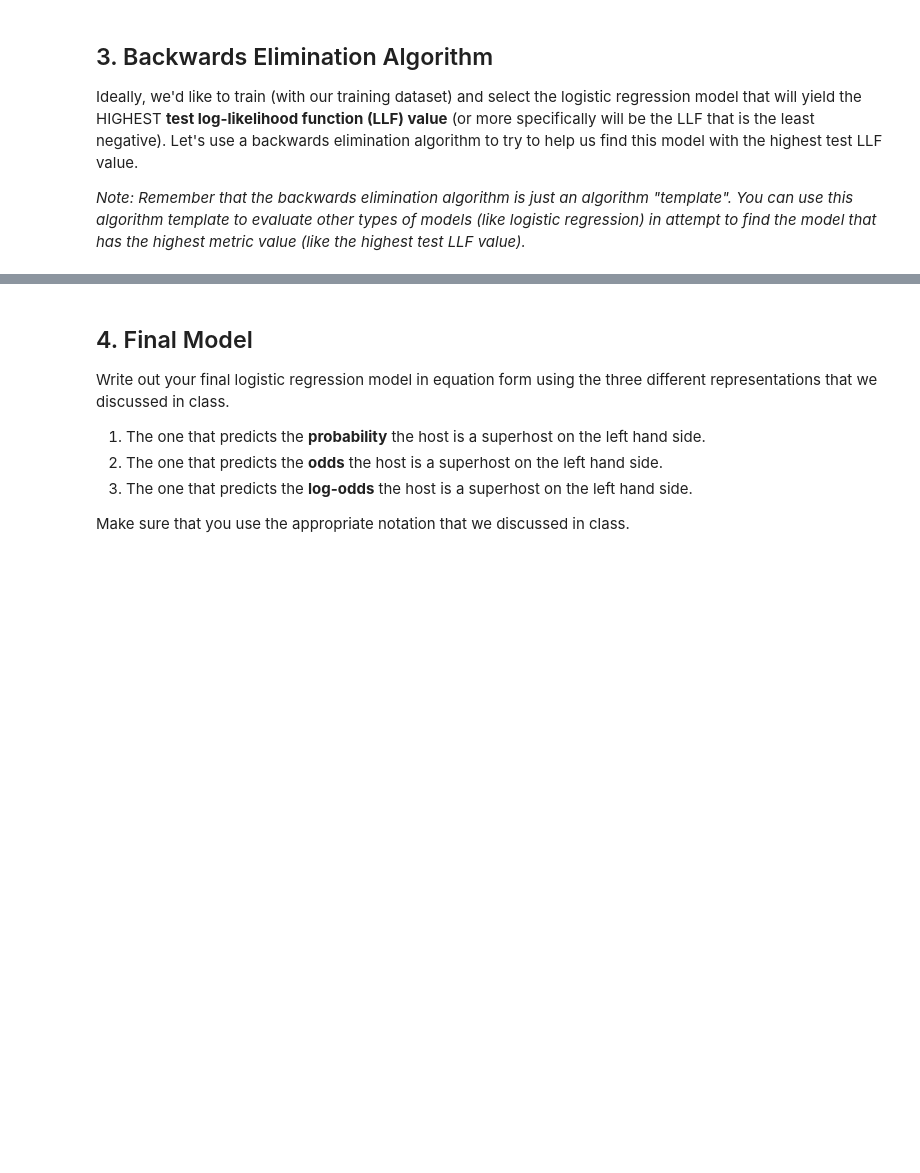
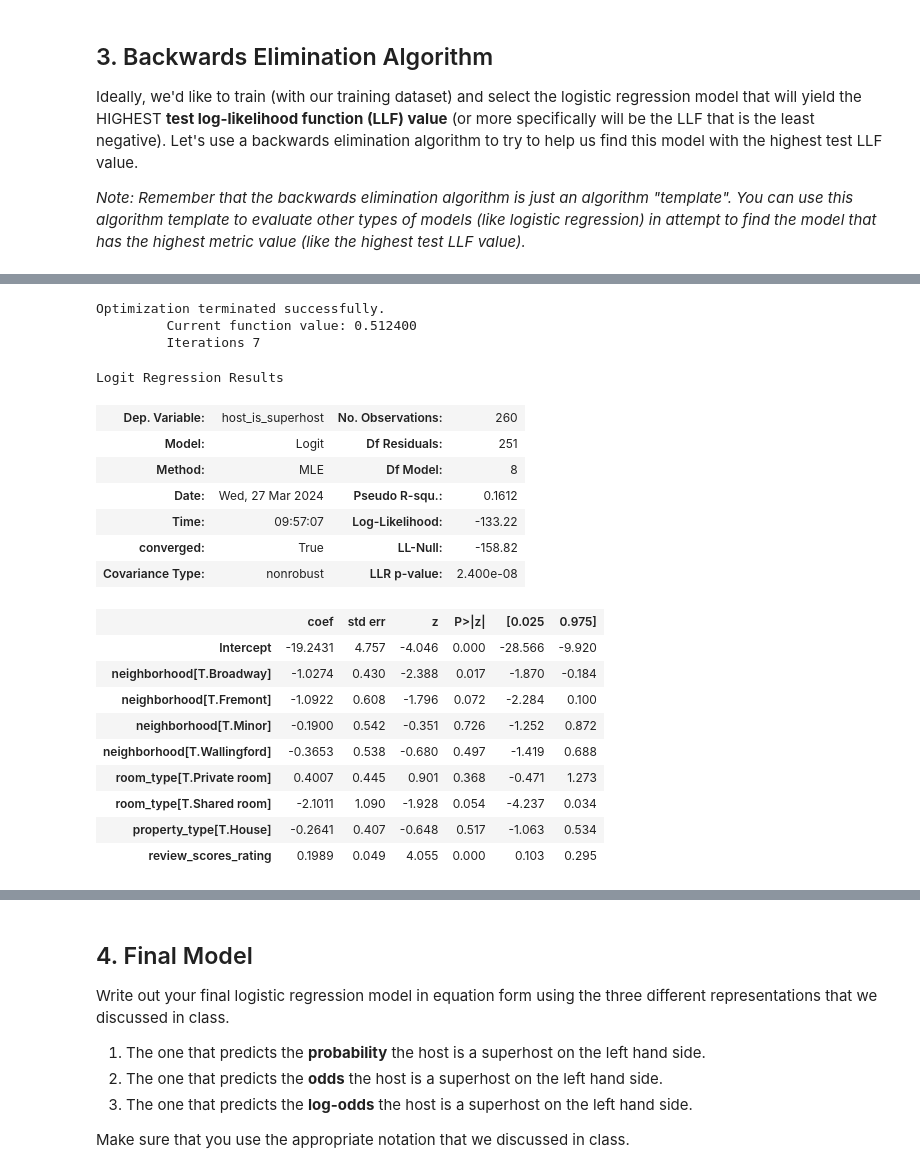
Before and after one commit to ryguy2k4/stat207, a Jupyter notebook: lab_10/lab_10_group.ipynb, the cells around one changed output, grey strips where cells are left out. Drawn from its saved outputs; the diff is of its cells as text; code cells hidden in the pictures; blank space fills up the shorter version.

```diff
--- a/lab_10/lab_10_group.ipynb
+++ b/lab_10/lab_10_group.ipynb
@@ -149,0 +302,25 @@ Ideally, we'd like to train (with our training dataset) and select the logistic
+# %%
+log_mod = smf.logit(formula="host_is_superhost~review_scores_rating+neighborhood+room_type+property_type",data=df_train).fit()
+log_mod.summary()
+# %% [output]
+Optimization terminated successfully.
+         Current function value: 0.512400
+         Iterations 7
+Logit Regression Results
+| Dep. Variable: | host_is_superhost | No. Observations: | 260 |
+| Model: | Logit | Df Residuals: | 251 |
+| Method: | MLE | Df Model: | 8 |
+| Date: | Wed, 27 Mar 2024 | Pseudo R-squ.: | 0.1612 |
+| Time: | 09:57:07 | Log-Likelihood: | -133.22 |
+| converged: | True | LL-Null: | -158.82 |
+| Covariance Type: | nonrobust | LLR p-value: | 2.400e-08 |
+|  | coef | std err | z | P>|z| | [0.025 | 0.975] |
+| Intercept | -19.2431 | 4.757 | -4.046 | 0.000 | -28.566 | -9.920 |
+| neighborhood[T.Broadway] | -1.0274 | 0.430 | -2.388 | 0.017 | -1.870 | -0.184 |
+| neighborhood[T.Fremont] | -1.0922 | 0.608 | -1.796 | 0.072 | -2.284 | 0.100 |
+| neighborhood[T.Minor] | -0.1900 | 0.542 | -0.351 | 0.726 | -1.252 | 0.872 |
+| neighborhood[T.Wallingford] | -0.3653 | 0.538 | -0.680 | 0.497 | -1.419 | 0.688 |
+| room_type[T.Private room] | 0.4007 | 0.445 | 0.901 | 0.368 | -0.471 | 1.273 |
+| room_type[T.Shared room] | -2.1011 | 1.090 | -1.928 | 0.054 | -4.237 | 0.034 |
+| property_type[T.House] | -0.2641 | 0.407 | -0.648 | 0.517 | -1.063 | 0.534 |
+| review_scores_rating | 0.1989 | 0.049 | 4.055 | 0.000 | 0.103 | 0.295 |
```
Also changed, not shown: parts of 20 cells of this notebook.
